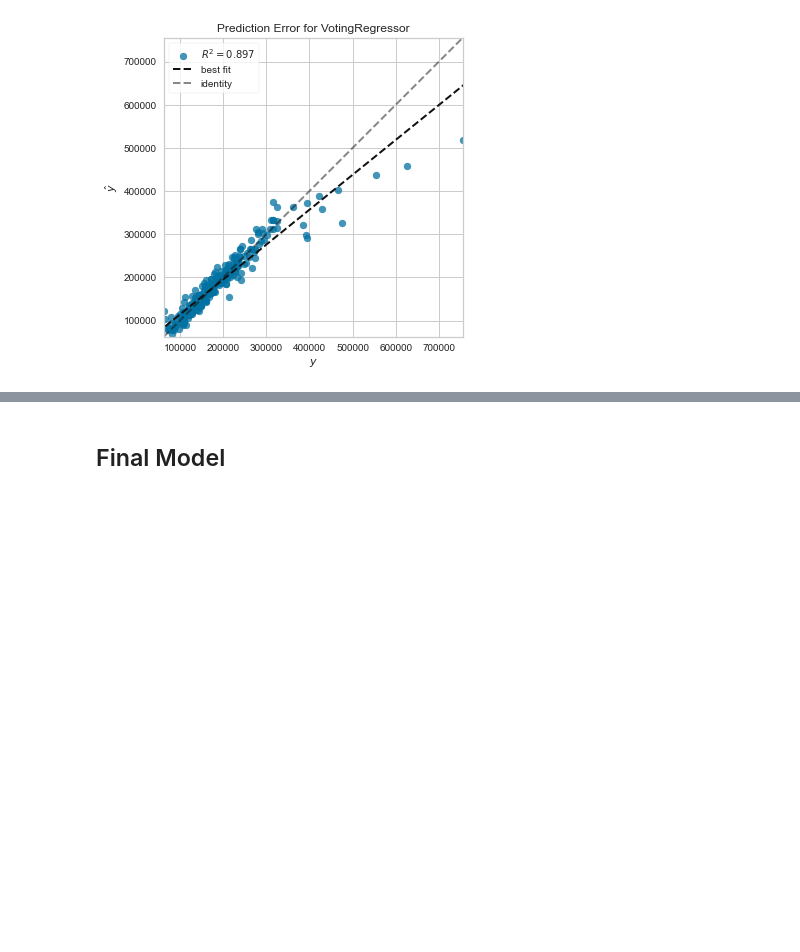
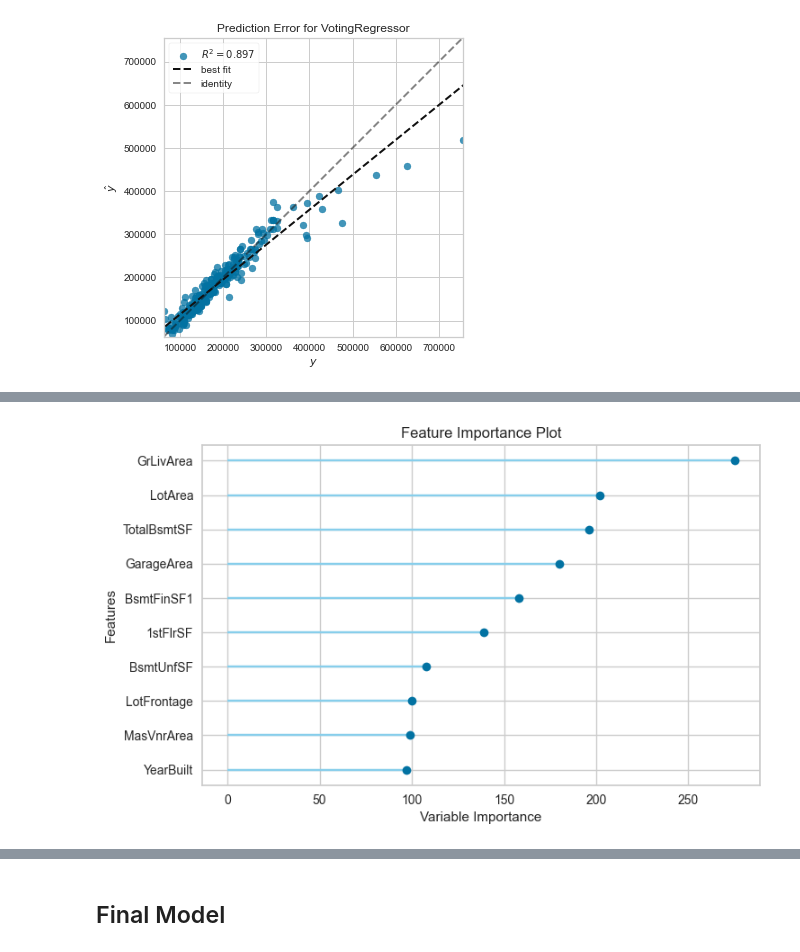
Before and after one commit to h131177/DAT158-ML-Oblig2, a Jupyter notebook: ML_Oblig2.ipynb, the cells around one changed output, grey strips where cells are left out. Cells and saved outputs as stored; diff of their text form; code cells hidden in the pictures; blank space fills up the shorter version.

```diff
--- a/ML_Oblig2.ipynb
+++ b/ML_Oblig2.ipynb
@@ -443,0 +451,4 @@ plot_model(tuned_best_models[0], plot='feature')
+# %%
+plot_model(best_models[2], plot='feature')
+# %% [output]
+[figure, added]
```
Also changed, not shown: parts of 14 cells of this notebook, 2 other files.
